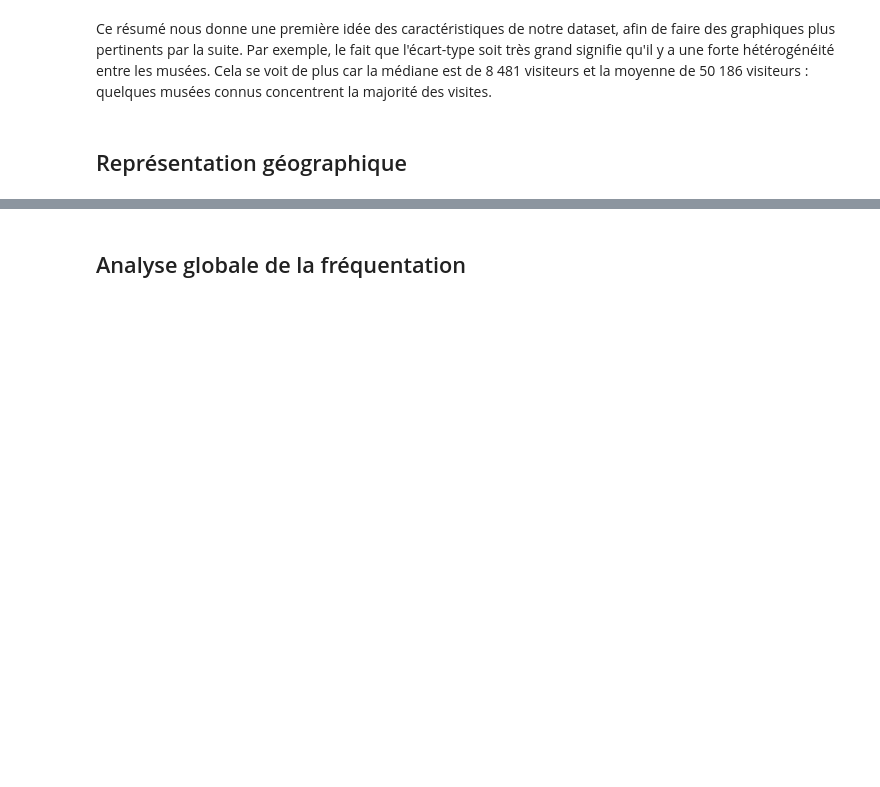
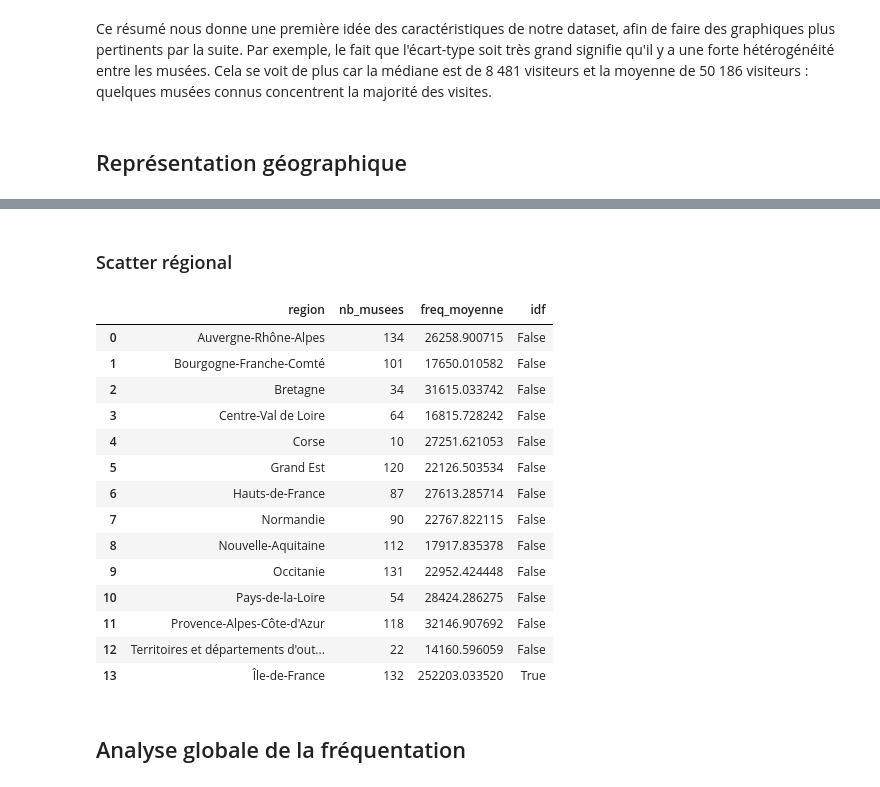
Before and after one commit to emmabezombes/prediction-musee, a Jupyter notebook: notebook/notebook_emma.ipynb, the cells around one changed output, grey strips where cells are left out. Cells and saved outputs as stored; diff of their text form; code cells hidden in the pictures; blank space fills up the shorter version.

```diff
--- a/notebook/notebook_emma.ipynb
+++ b/notebook/notebook_emma.ipynb
@@ -51,3 +206,37 @@ Ce résumé nous donne une première idée des caractéristiques de notre datase
+# %% [markdown]
+### Scatter régional
+# %%
+# Agrégation régionale
+df_region_scatter = (
+    df.groupby("region")
+      .agg(
+          nb_musees=("id_museofile", "nunique"),
+          freq_moyenne=("total", "mean")
+      )
+      .reset_index()
+)
+
+df_region_scatter["idf"] = (
+    df_region_scatter["region"] == "Île-de-France"
+)
+
+df_region_scatter
+# %% [output]
+|  | region | nb_musees | freq_moyenne | idf |
+| 0 | Auvergne-Rhône-Alpes | 134 | 26258.900715 | False |
+| 1 | Bourgogne-Franche-Comté | 101 | 17650.010582 | False |
+| 2 | Bretagne | 34 | 31615.033742 | False |
+| 3 | Centre-Val de Loire | 64 | 16815.728242 | False |
+| 4 | Corse | 10 | 27251.621053 | False |
+| 5 | Grand Est | 120 | 22126.503534 | False |
+| 6 | Hauts-de-France | 87 | 27613.285714 | False |
+| 7 | Normandie | 90 | 22767.822115 | False |
+| 8 | Nouvelle-Aquitaine | 112 | 17917.835378 | False |
+| 9 | Occitanie | 131 | 22952.424448 | False |
+| 10 | Pays-de-la-Loire | 54 | 28424.286275 | False |
+| 11 | Provence-Alpes-Côte-d'Azur | 118 | 32146.907692 | False |
+| 12 | Territoires et départements d'out... | 22 | 14160.596059 | False |
+| 13 | Île-de-France | 132 | 252203.033520 | True |
 # %% [markdown]
 ## Analyse globale de la fréquentation
 # %%
```
Also changed, not shown: parts of 4 cells of this notebook.
